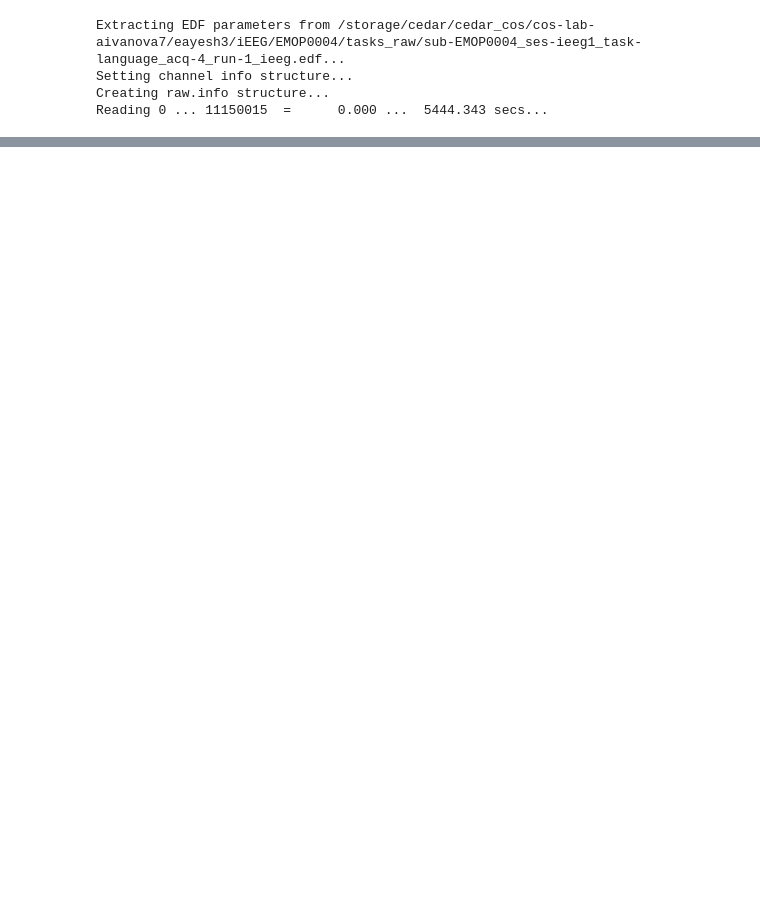
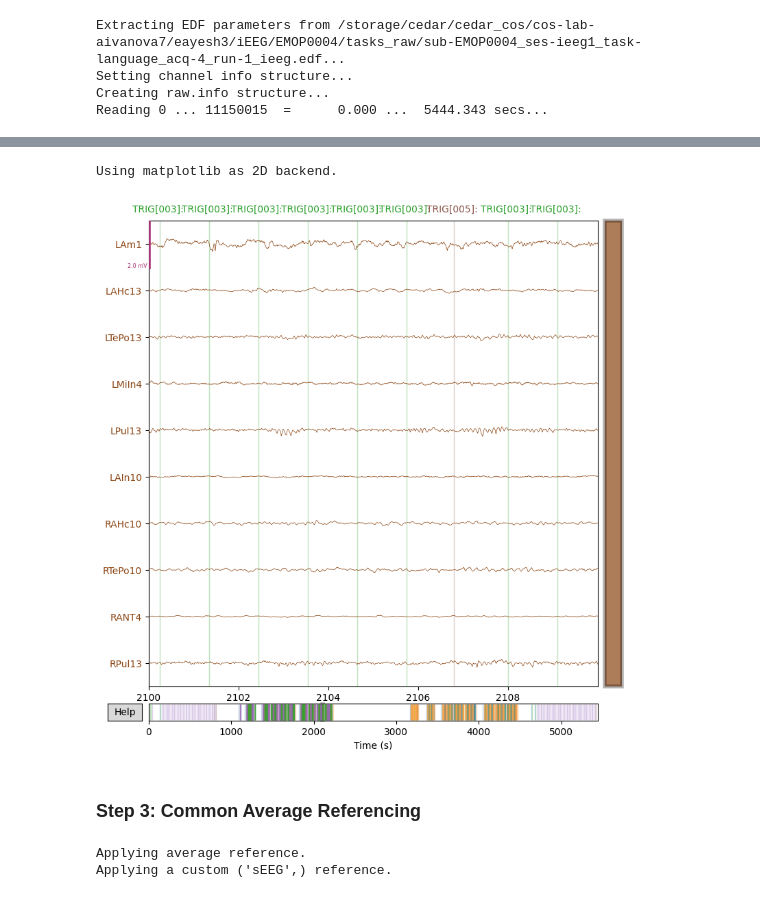
Before and after one commit to GT-LIT-Lab/iEEG_prep, a Jupyter notebook: notebooks/iEEG_prep.ipynb, the cells around one changed output, grey strips where cells are left out. Cells and saved outputs as stored; diff of their text form; code cells hidden in the pictures; blank space fills up the shorter version.

```diff
--- a/notebooks/iEEG_prep.ipynb
+++ b/notebooks/iEEG_prep.ipynb
@@ -422,2 +211,0 @@ Closing /storage/cedar/cedar_cos/cos-lab-aivanova7/eayesh3/iEEG/EMOP0004/tasks_r
-# %%
-raw = mne.io.read_raw_fif(path_to_dir/"raw_preprocessed_1.fif", preload=True)
@@ -462,0 +275,19 @@ Plotting power spectral density (dB=True).
+# %%
+# before filtering
+raw.plot(
+    picks=raw.ch_names[0:250:25],
+    duration=10,   # seconds shown at once
+    start=2100,       # start time in seconds
+    n_channels=10,  # how many stacked traces
+    scalings={"seeg": 100e-5}
+);
+# %% [output]
+Using matplotlib as 2D backend.
+[figure, added]
+# %% [markdown]
+### Step 3: Common Average Referencing
+# %%
+ raw_car = raw.copy().set_eeg_reference(ref_channels="average", ch_type="seeg")
+# %% [output]
+Applying average reference.
+Applying a custom ('sEEG',) reference.
```
Also changed, not shown: parts of 86 cells of this notebook, 3 other files.
